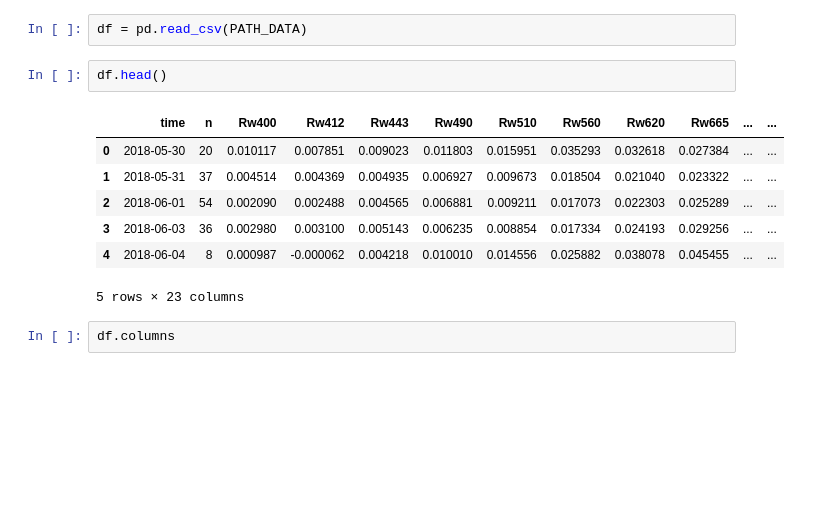
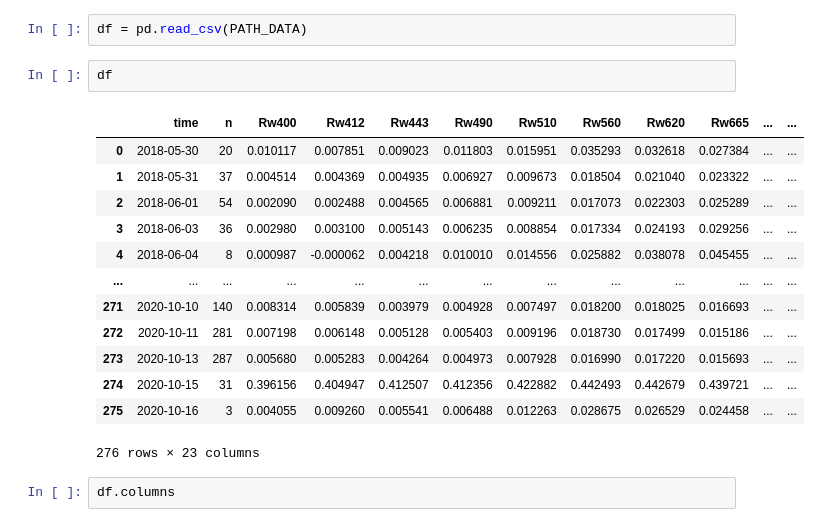
Before and after one commit to awi-response/water_regression, a Jupyter notebook: 01_Model_Setup.ipynb, the cells around one changed output. Drawn from its saved outputs; the diff is of its cells as text; blank space fills up the shorter version.

```diff
--- a/01_Model_Setup.ipynb
+++ b/01_Model_Setup.ipynb
@@ -38,15 +42,21 @@ DATA_COLS = ['time', 'Rw400', 'Rw412', 'Rw443', 'Rw490', 'Rw510', 'Rw560',
 # %%
 df = pd.read_csv(PATH_DATA)
 # %%
-df.head()
+df
 # %% [output]
 |  | time | n | Rw400 | Rw412 | Rw443 | Rw490 | Rw510 | Rw560 | Rw620 | Rw665 | ... | ... |
 | 0 | 2018-05-30 | 20 | 0.010117 | 0.007851 | 0.009023 | 0.011803 | 0.015951 | 0.035293 | 0.032618 | 0.027384 | ... | ... |
 | 1 | 2018-05-31 | 37 | 0.004514 | 0.004369 | 0.004935 | 0.006927 | 0.009673 | 0.018504 | 0.021040 | 0.023322 | ... | ... |
 | 2 | 2018-06-01 | 54 | 0.002090 | 0.002488 | 0.004565 | 0.006881 | 0.009211 | 0.017073 | 0.022303 | 0.025289 | ... | ... |
 | 3 | 2018-06-03 | 36 | 0.002980 | 0.003100 | 0.005143 | 0.006235 | 0.008854 | 0.017334 | 0.024193 | 0.029256 | ... | ... |
 | 4 | 2018-06-04 | 8 | 0.000987 | -0.000062 | 0.004218 | 0.010010 | 0.014556 | 0.025882 | 0.038078 | 0.045455 | ... | ... |
+| ... | ... | ... | ... | ... | ... | ... | ... | ... | ... | ... | ... | ... |
+| 271 | 2020-10-10 | 140 | 0.008314 | 0.005839 | 0.003979 | 0.004928 | 0.007497 | 0.018200 | 0.018025 | 0.016693 | ... | ... |
+| 272 | 2020-10-11 | 281 | 0.007198 | 0.006148 | 0.005128 | 0.005403 | 0.009196 | 0.018730 | 0.017499 | 0.015186 | ... | ... |
+| 273 | 2020-10-13 | 287 | 0.005680 | 0.005283 | 0.004264 | 0.004973 | 0.007928 | 0.016990 | 0.017220 | 0.015693 | ... | ... |
+| 274 | 2020-10-15 | 31 | 0.396156 | 0.404947 | 0.412507 | 0.412356 | 0.422882 | 0.442493 | 0.442679 | 0.439721 | ... | ... |
+| 275 | 2020-10-16 | 3 | 0.004055 | 0.009260 | 0.005541 | 0.006488 | 0.012263 | 0.028675 | 0.026529 | 0.024458 | ... | ... |
-5 rows × 23 columns
+276 rows × 23 columns
 # %%
 df.columns
 # %% [output]
```
Also changed, not shown: parts of 24 cells of this notebook.
